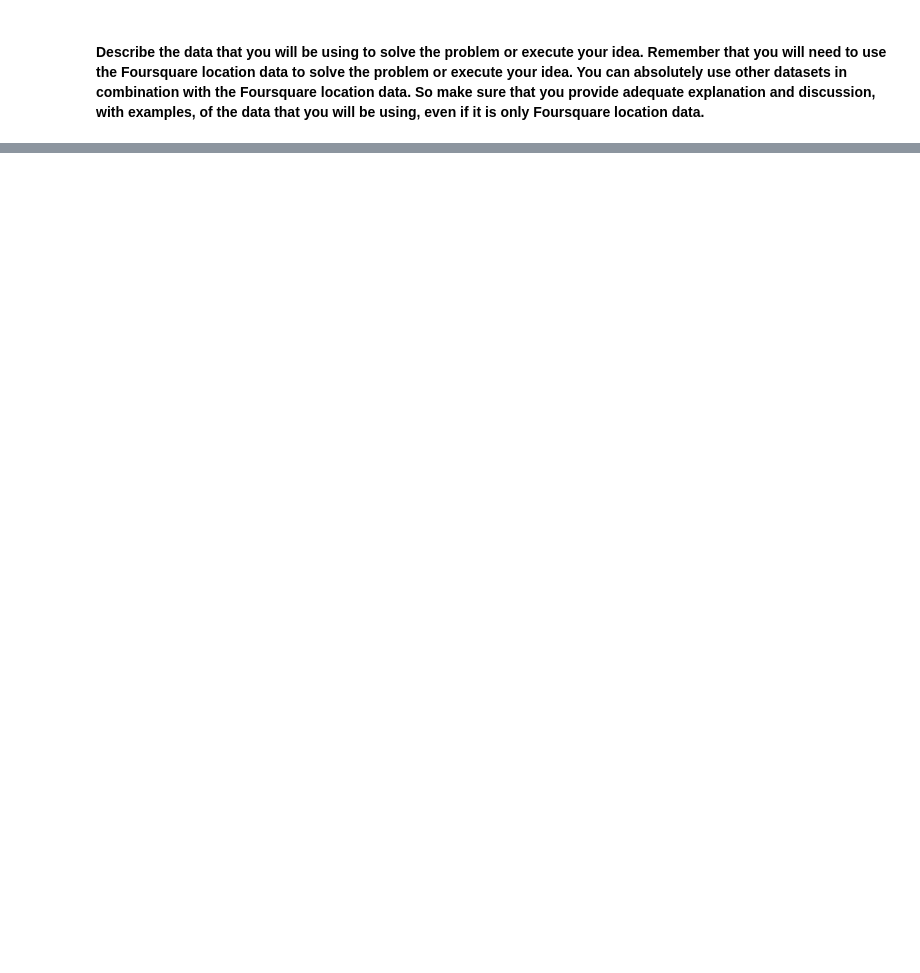
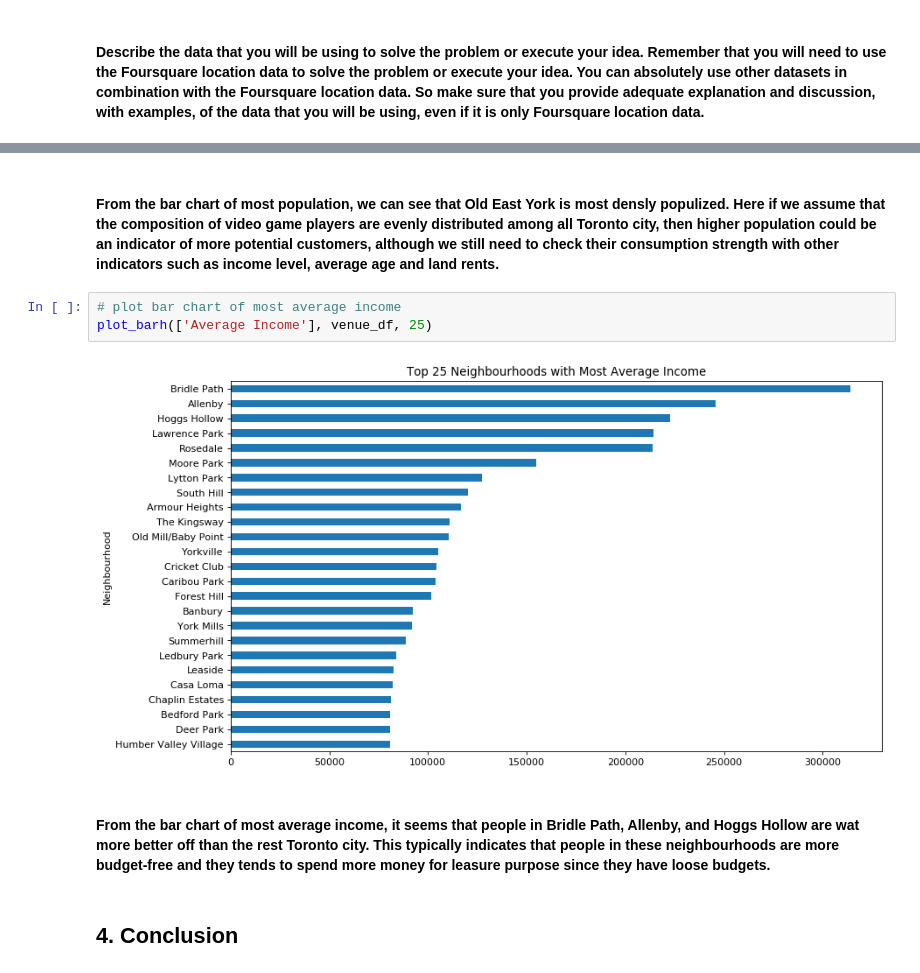
Before and after one commit to yewoowang/TorontoGamestop, a Jupyter notebook: TorontoGamestop.ipynb, the cells around one changed output, grey strips where cells are left out. Drawn from its saved outputs; the diff is of its cells as text; blank space fills up the shorter version.

```diff
--- a/TorontoGamestop.ipynb
+++ b/TorontoGamestop.ipynb
@@ -56,0 +550,11 @@ IndexError: list index out of range
+# %% [markdown]
+#### From the bar chart of most population, we can see that Old East York is most densly populized. Here if we assume that the composition of video game players are evenly distributed among all Toronto city, then higher population could be an indicator of more potential customers, although we still need to check their consumption strength with other indicators such as income level, average age and land rents.
+# %%
+# plot bar chart of most average income
+plot_barh(['Average Income'], venue_df, 25)
+# %% [output]
+[figure, added]
+# %% [markdown]
+#### From the bar chart of most average income, it seems that people in Bridle Path, Allenby, and Hoggs Hollow are wat more better off than the rest Toronto city. This typically indicates that people in these neighbourhoods are more budget-free and they tends to spend more money for leasure purpose since they have loose budgets.
+# %% [markdown]
+## 4. Conclusion
```
Also changed, not shown: parts of 89 cells of this notebook.
